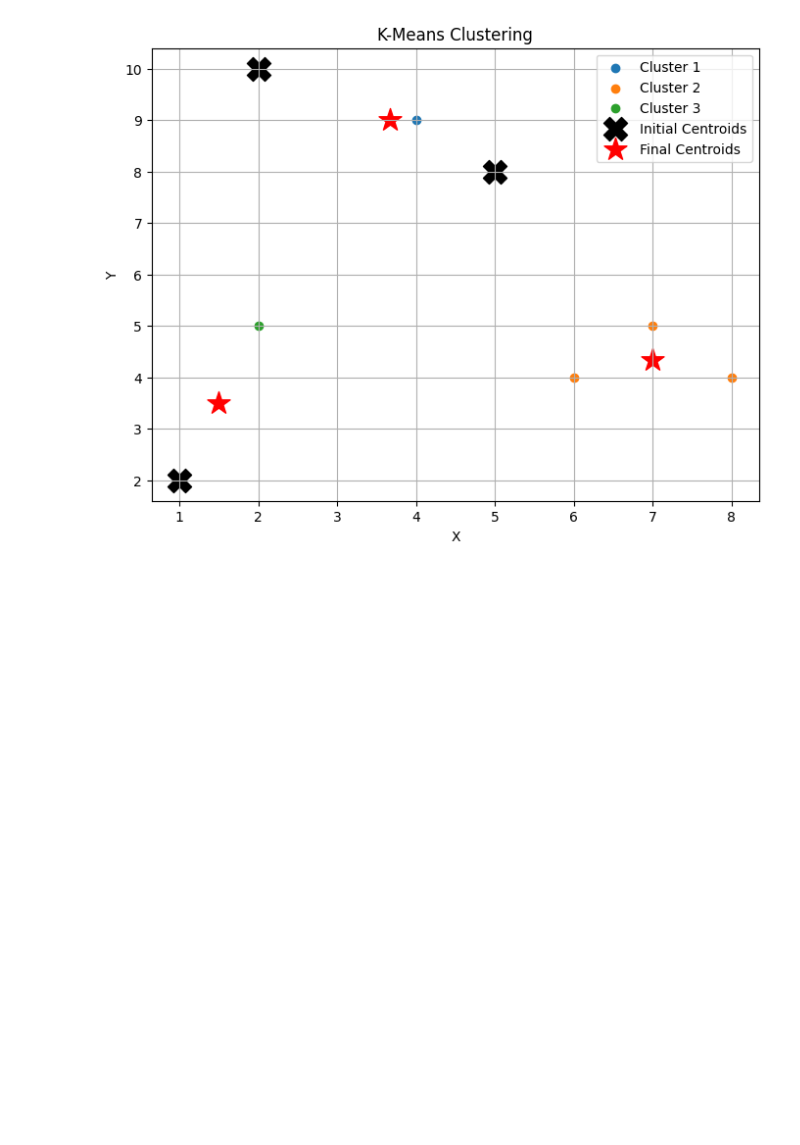
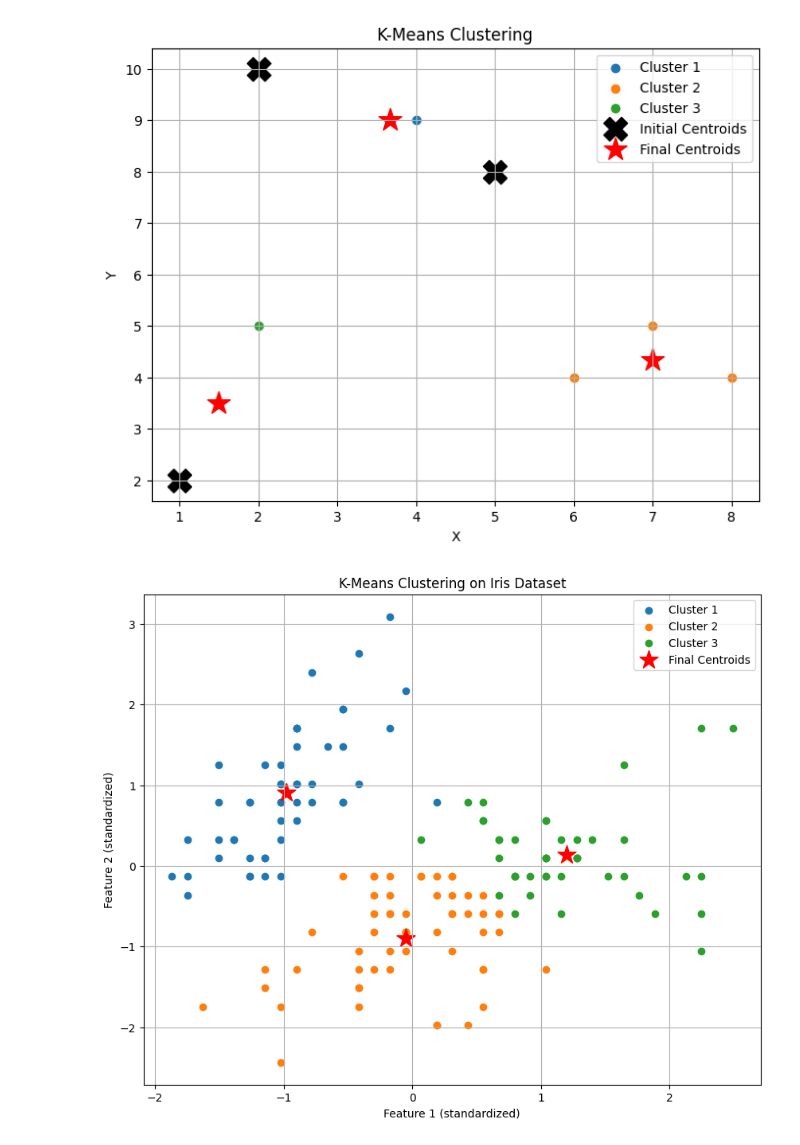
Before and after one commit to Prateek-Poonia/Unsupervised-Machine-Learning, a Jupyter notebook: K_Means.ipynb, the cells around one changed output. Cells and saved outputs as stored; diff of their text form; code cells hidden in the pictures; blank space fills up the shorter version.

```diff
--- a/K_Means.ipynb
+++ b/K_Means.ipynb
@@ -163,3 +163,53 @@ plt.grid(True)
 plt.show()
 # %% [output]
 [figure]
+# %%
+import numpy as np
+import matplotlib.pyplot as plt
+from sklearn.cluster import KMeans
+from sklearn.datasets import load_iris
+from sklearn.preprocessing import StandardScaler
+
+# Load the Iris dataset
+iris = load_iris()
+data = iris.data
+target = iris.target
+feature_names = iris.feature_names
+
+# Use only the first two features for visualization purposes
+X = data[:, :2]  # Sepal length and sepal width
+
+# Standardize features
+scaler = StandardScaler()
+X_scaled = scaler.fit_transform(X)
+
+# Number of clusters
+k = 3
+
+# KMeans clustering
+kmeans = KMeans(n_clusters=k, random_state=42)
+kmeans.fit(X_scaled)
+
+# Cluster centers and labels
+centers = kmeans.cluster_centers_
+labels = kmeans.labels_
+
+# Plotting
+plt.figure(figsize=(10, 8))
+
+# Plot each cluster
+for i in range(k):
+    cluster_points = X_scaled[labels == i]
+    plt.scatter(cluster_points[:, 0], cluster_points[:, 1], label=f'Cluster {i + 1}')
+
+# Plot the final centroids
+plt.scatter(centers[:, 0], centers[:, 1], s=300, c='red', marker='*', label='Final Centroids')
+
+plt.xlabel('Feature 1 (standardized)')
+plt.ylabel('Feature 2 (standardized)')
+plt.title('K-Means Clustering on Iris Dataset')
+plt.legend()
+plt.grid(True)
+plt.show()
+# %% [output]
+[figure, added]
```
Also changed, not shown: parts of 3 cells of this notebook.
